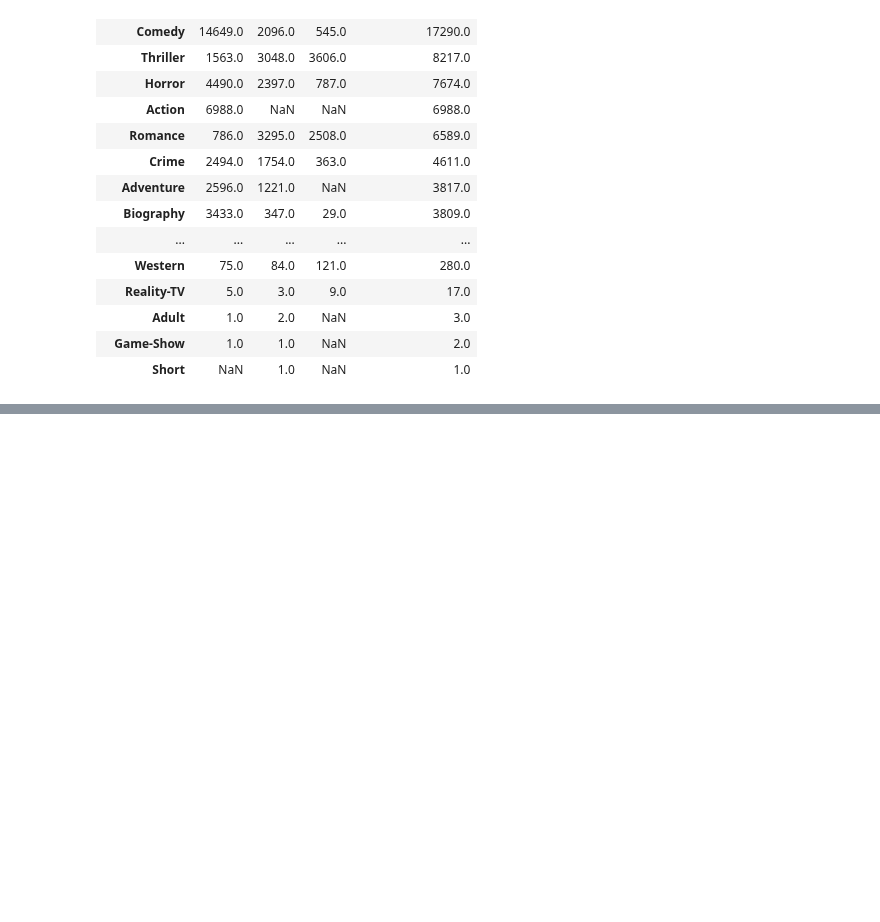
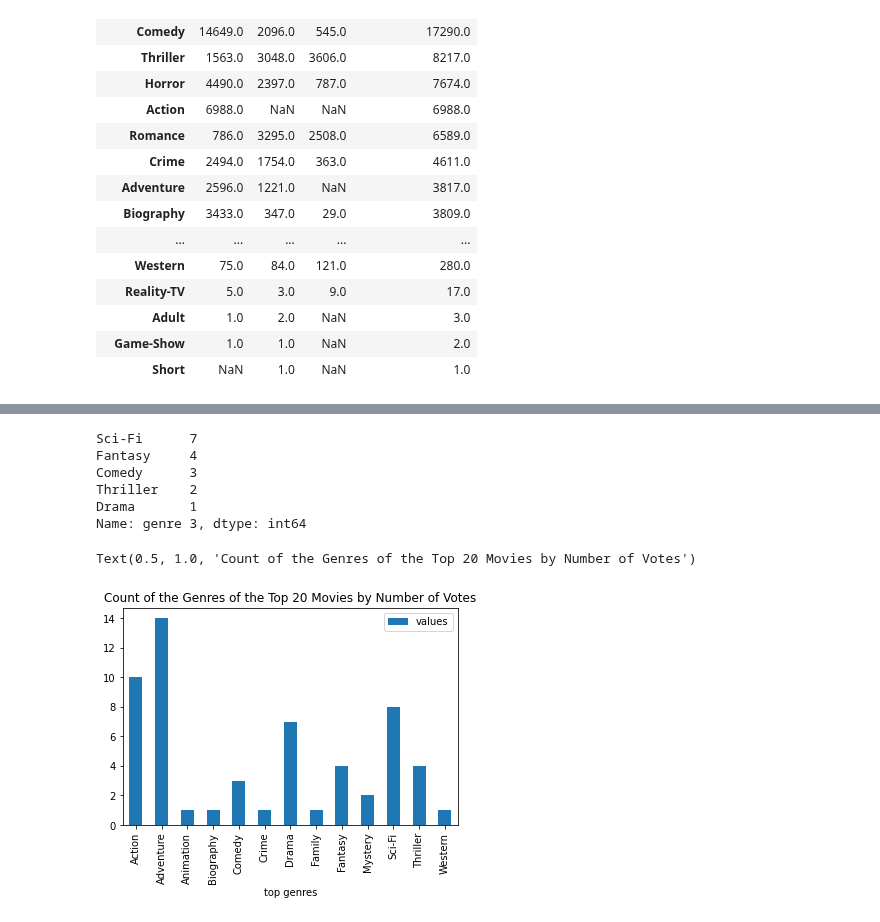
Before and after one commit to epradojr/Microsoft-Movie-Studio-Business-Proposition, a Jupyter notebook: imdb_tables.ipynb, the cells around one changed output, grey strips where cells are left out. Drawn from its saved outputs; the diff is of its cells as text; code cells hidden in the pictures; blank space fills up the shorter version.

Commit message:
Add charts

```diff
--- a/imdb_tables.ipynb
+++ b/imdb_tables.ipynb
@@ -310,0 +329,9 @@ AttributeError: 'Index' object has no attribute 'count'
+# %%
+top_numgenres['genre 3'].value_counts()
+# %% [output]
+Sci-Fi      7
+Fantasy     4
+Comedy      3
+Thriller    2
+Drama       1
+Name: genre 3, dtype: int64
@@ -310,0 +352,21 @@ AttributeError: 'Index' object has no attribute 'count'
+# %%
+df_top_genres = pd.DataFrame({'top genres': ['Action',
+                                             'Adventure',
+                                             'Animation',
+                                             'Biography',
+                                             'Comedy',
+                                             'Crime',
+                                             'Drama',
+                                             'Family',
+                                             'Fantasy',
+                                             'Mystery',
+                                             'Sci-Fi',
+                                             'Thriller',
+                                             'Western'],
+                              'values': [10, 14, 1, 1, 3, 1, 7, 1, 4, 2, 8, 4, 1]})
+
+ax = df_top_genres.plot.bar(x='top genres', y='values')
+plt.title('Count of the Genres of the Top 20 Movies by Number of Votes')
+# %% [output]
+Text(0.5, 1.0, 'Count of the Genres of the Top 20 Movies by Number of Votes')
+[figure, added]
```
Also changed, not shown: parts of 4 cells of this notebook.
